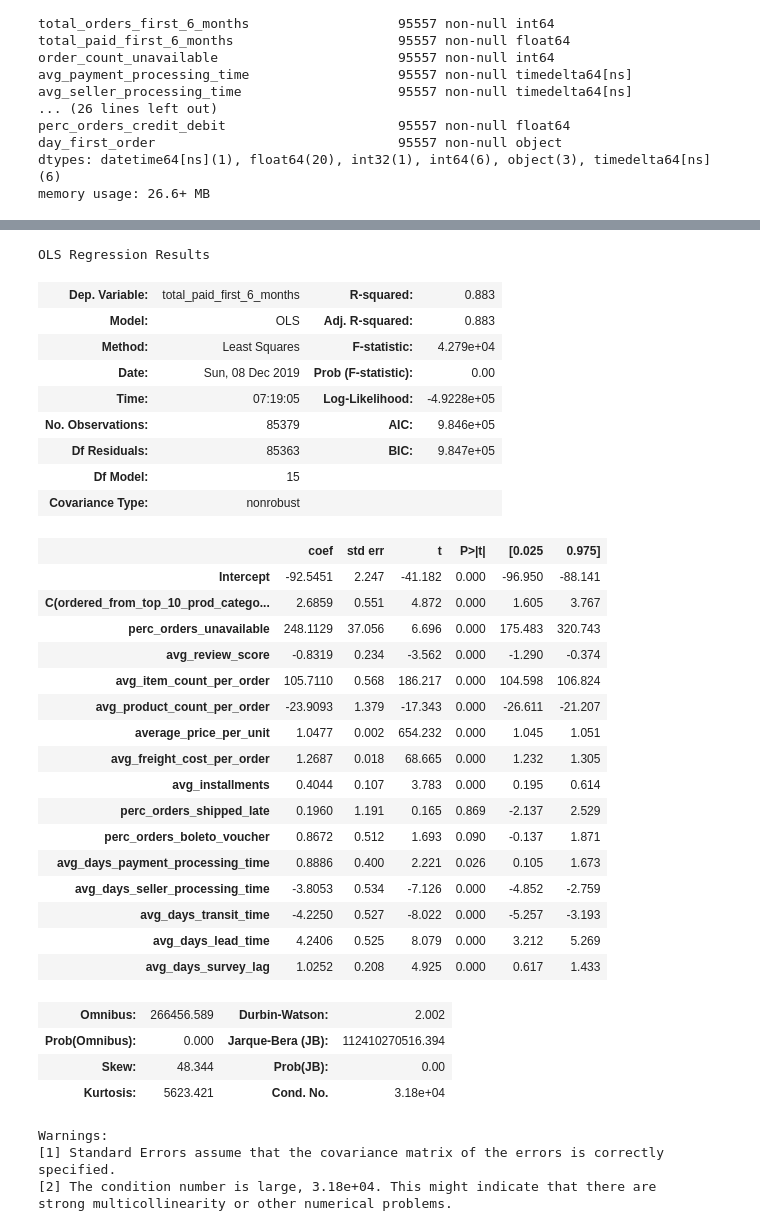
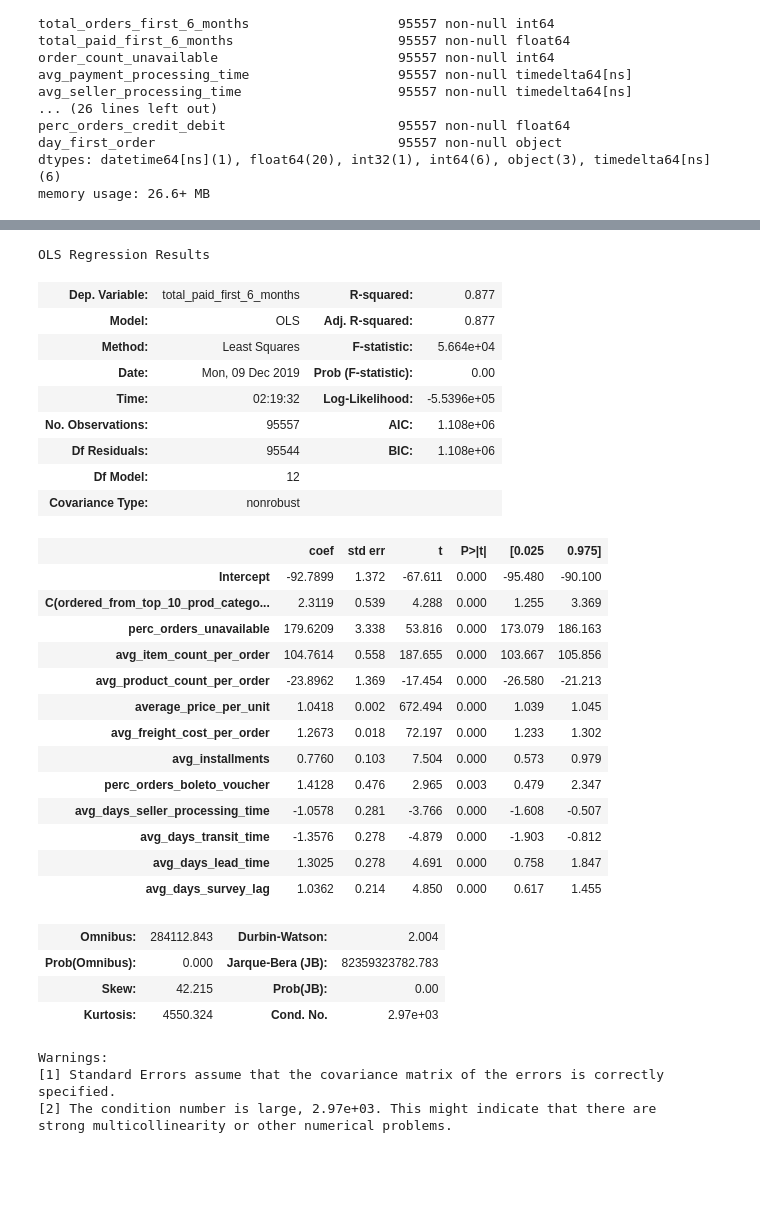
Before and after one commit to rachelleperez/Olist, a Jupyter notebook: Olist_Notebook.ipynb, the cells around one changed output, grey strips where cells are left out. Drawn from its saved outputs; the diff is of its cells as text; code cells hidden in the pictures; blank space fills up the shorter version.

```diff
--- a/Olist_Notebook.ipynb
+++ b/Olist_Notebook.ipynb
@@ -271,3 +271,11 @@ df[['avg_freight_cost_per_order']] = df[['avg_freight_cost_per_order']].fillna(v
+# %%
+df[['avg_days_transit_time']] = df[['avg_days_transit_time']].fillna(value=df[['avg_days_transit_time']].mean())
+# %%
+df[['avg_days_lead_time']] = df[['avg_days_lead_time']].fillna(value=df[['avg_days_lead_time']].mean())
+# %%
+df[['avg_days_survey_lag']] = df[['avg_days_survey_lag']].fillna(value=df[['avg_days_survey_lag']].mean())
+# %%
+df[['avg_daysreview_lag']] = df[['avg_daysreview_lag']].fillna(value=df[['avg_daysreview_lag']].mean())
 # %%
 df.info()
 # %% [output]
@@ -792,42 +1176,39 @@ strong multicollinearity problems or that the design matrix is singular.
 # %%
-# attempt without perfect seller  bol
+# attempt without average review score
 
-formula4 = 'total_paid_first_6_months ~ perc_orders_unavailable + avg_review_score + avg_item_count_per_order + avg_product_count_per_order + average_price_per_unit + avg_freight_cost_per_order + C(ordered_from_top_10_prod_category_bol) + avg_installments + perc_orders_shipped_late + perc_orders_boleto_voucher + avg_days_payment_processing_time + avg_days_seller_processing_time + avg_days_transit_time + avg_days_lead_time + avg_days_survey_lag'
-fitted_model4 = smf.ols(formula=formula4, data=df).fit()
-fitted_model4.summary()
+formula8 = 'total_paid_first_6_months ~ perc_orders_unavailable + avg_item_count_per_order + avg_product_count_per_order + average_price_per_unit + avg_freight_cost_per_order + C(ordered_from_top_10_prod_category_bol) + avg_installments + perc_orders_boleto_voucher + avg_days_seller_processing_time + avg_days_transit_time + avg_days_lead_time + avg_days_survey_lag'
+fitted_model8 = smf.ols(formula=formula8, data=df).fit()
+fitted_model8.summary()
 # %% [output]
 OLS Regression Results
-| Dep. Variable: | total_paid_first_6_months | R-squared: | 0.883 |
-| Model: | OLS | Adj. R-squared: | 0.883 |
-| Method: | Least Squares | F-statistic: | 4.279e+04 |
-| Date: | Sun, 08 Dec 2019 | Prob (F-statistic): | 0.00 |
-| Time: | 07:19:05 | Log-Likelihood: | -4.9228e+05 |
-| No. Observations: | 85379 | AIC: | 9.846e+05 |
-| Df Residuals: | 85363 | BIC: | 9.847e+05 |
-| Df Model: | 15 |  |  |
+| Dep. Variable: | total_paid_first_6_months | R-squared: | 0.877 |
+| Model: | OLS | Adj. R-squared: | 0.877 |
+| Method: | Least Squares | F-statistic: | 5.664e+04 |
+| Date: | Mon, 09 Dec 2019 | Prob (F-statistic): | 0.00 |
+| Time: | 02:19:32 | Log-Likelihood: | -5.5396e+05 |
+| No. Observations: | 95557 | AIC: | 1.108e+06 |
+| Df Residuals: | 95544 | BIC: | 1.108e+06 |
+| Df Model: | 12 |  |  |
 | Covariance Type: | nonrobust |  |  |
 |  | coef | std err | t | P>|t| | [0.025 | 0.975] |
-| Intercept | -92.5451 | 2.247 | -41.182 | 0.000 | -96.950 | -88.141 |
-| C(ordered_from_top_10_prod_catego... | 2.6859 | 0.551 | 4.872 | 0.000 | 1.605 | 3.767 |
-| perc_orders_unavailable | 248.1129 | 37.056 | 6.696 | 0.000 | 175.483 | 320.743 |
-| avg_review_score | -0.8319 | 0.234 | -3.562 | 0.000 | -1.290 | -0.374 |
-| avg_item_count_per_order | 105.7110 | 0.568 | 186.217 | 0.000 | 104.598 | 106.824 |
-| avg_product_count_per_order | -23.9093 | 1.379 | -17.343 | 0.000 | -26.611 | -21.207 |
-| average_price_per_unit | 1.0477 | 0.002 | 654.232 | 0.000 | 1.045 | 1.051 |
-| avg_freight_cost_per_order | 1.2687 | 0.018 | 68.665 | 0.000 | 1.232 | 1.305 |
-| avg_installments | 0.4044 | 0.107 | 3.783 | 0.000 | 0.195 | 0.614 |
-| perc_orders_shipped_late | 0.1960 | 1.191 | 0.165 | 0.869 | -2.137 | 2.529 |
-| perc_orders_boleto_voucher | 0.8672 | 0.512 | 1.693 | 0.090 | -0.137 | 1.871 |
-| avg_days_payment_processing_time | 0.8886 | 0.400 | 2.221 | 0.026 | 0.105 | 1.673 |
-| avg_days_seller_processing_time | -3.8053 | 0.534 | -7.126 | 0.000 | -4.852 | -2.759 |
-| avg_days_transit_time | -4.2250 | 0.527 | -8.022 | 0.000 | -5.257 | -3.193 |
-| avg_days_lead_time | 4.2406 | 0.525 | 8.079 | 0.000 | 3.212 | 5.269 |
-| avg_days_survey_lag | 1.0252 | 0.208 | 4.925 | 0.000 | 0.617 | 1.433 |
+| Intercept | -92.7899 | 1.372 | -67.611 | 0.000 | -95.480 | -90.100 |
+| C(ordered_from_top_10_prod_catego... | 2.3119 | 0.539 | 4.288 | 0.000 | 1.255 | 3.369 |
+| perc_orders_unavailable | 179.6209 | 3.338 | 53.816 | 0.000 | 173.079 | 186.163 |
+| avg_item_count_per_order | 104.7614 | 0.558 | 187.655 | 0.000 | 103.667 | 105.856 |
+| avg_product_count_per_order | -23.8962 | 1.369 | -17.454 | 0.000 | -26.580 | -21.213 |
+| average_price_per_unit | 1.0418 | 0.002 | 672.494 | 0.000 | 1.039 | 1.045 |
+| avg_freight_cost_per_order | 1.2673 | 0.018 | 72.197 | 0.000 | 1.233 | 1.302 |
+| avg_installments | 0.7760 | 0.103 | 7.504 | 0.000 | 0.573 | 0.979 |
+| perc_orders_boleto_voucher | 1.4128 | 0.476 | 2.965 | 0.003 | 0.479 | 2.347 |
+| avg_days_seller_processing_time | -1.0578 | 0.281 | -3.766 | 0.000 | -1.608 | -0.507 |
+| avg_days_transit_time | -1.3576 | 0.278 | -4.879 | 0.000 | -1.903 | -0.812 |
+| avg_days_lead_time | 1.3025 | 0.278 | 4.691 | 0.000 | 0.758 | 1.847 |
+| avg_days_survey_lag | 1.0362 | 0.214 | 4.850 | 0.000 | 0.617 | 1.455 |
-| Omnibus: | 266456.589 | Durbin-Watson: | 2.002 |
-| Prob(Omnibus): | 0.000 | Jarque-Bera (JB): | 112410270516.394 |
-| Skew: | 48.344 | Prob(JB): | 0.00 |
-| Kurtosis: | 5623.421 | Cond. No. | 3.18e+04 |
+| Omnibus: | 284112.843 | Durbin-Watson: | 2.004 |
+| Prob(Omnibus): | 0.000 | Jarque-Bera (JB): | 82359323782.783 |
+| Skew: | 42.215 | Prob(JB): | 0.00 |
+| Kurtosis: | 4550.324 | Cond. No. | 2.97e+03 |
 Warnings:
 [1] Standard Errors assume that the covariance matrix of the errors is correctly specified.
-[2] The condition number is large, 3.18e+04. This might indicate that there are
+[2] The condition number is large, 2.97e+03. This might indicate that there are
 strong multicollinearity or other numerical problems.
```
Also changed, not shown: parts of 52 cells of this notebook, 4 other files.
